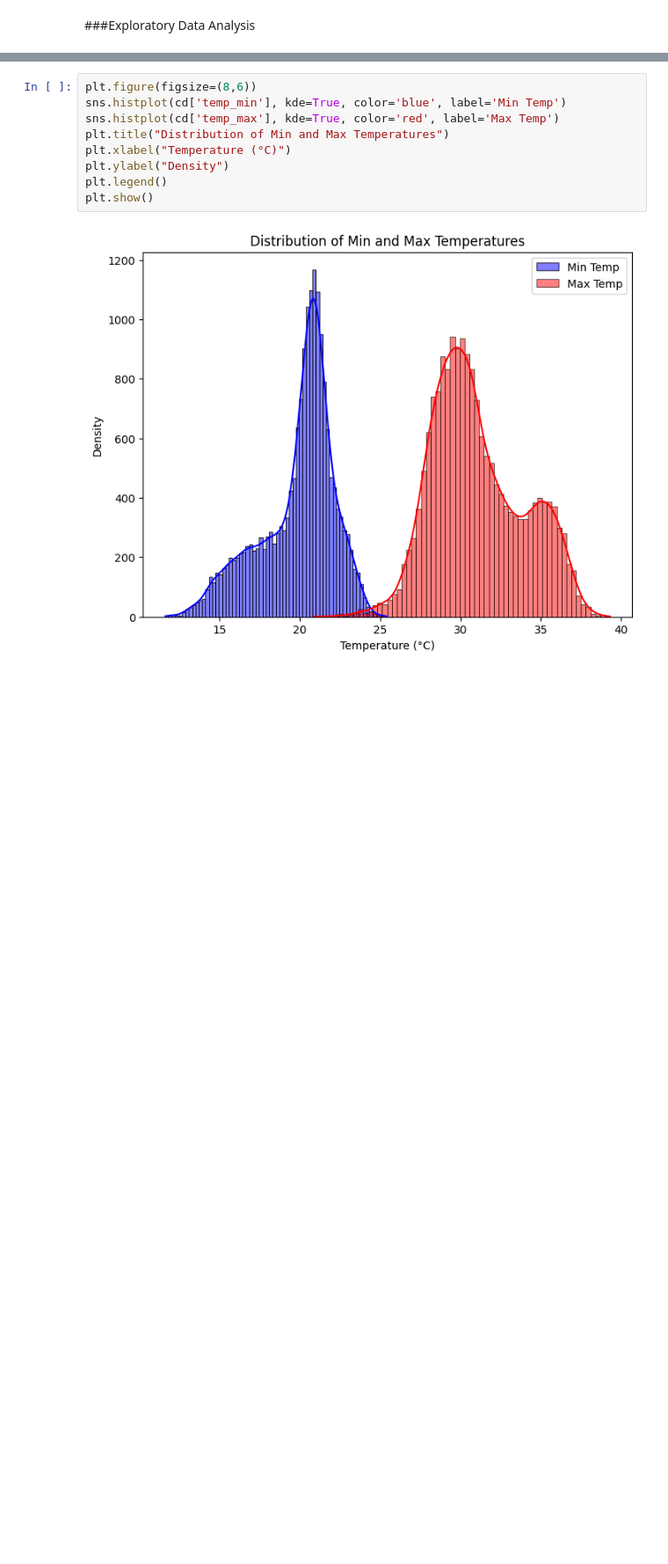
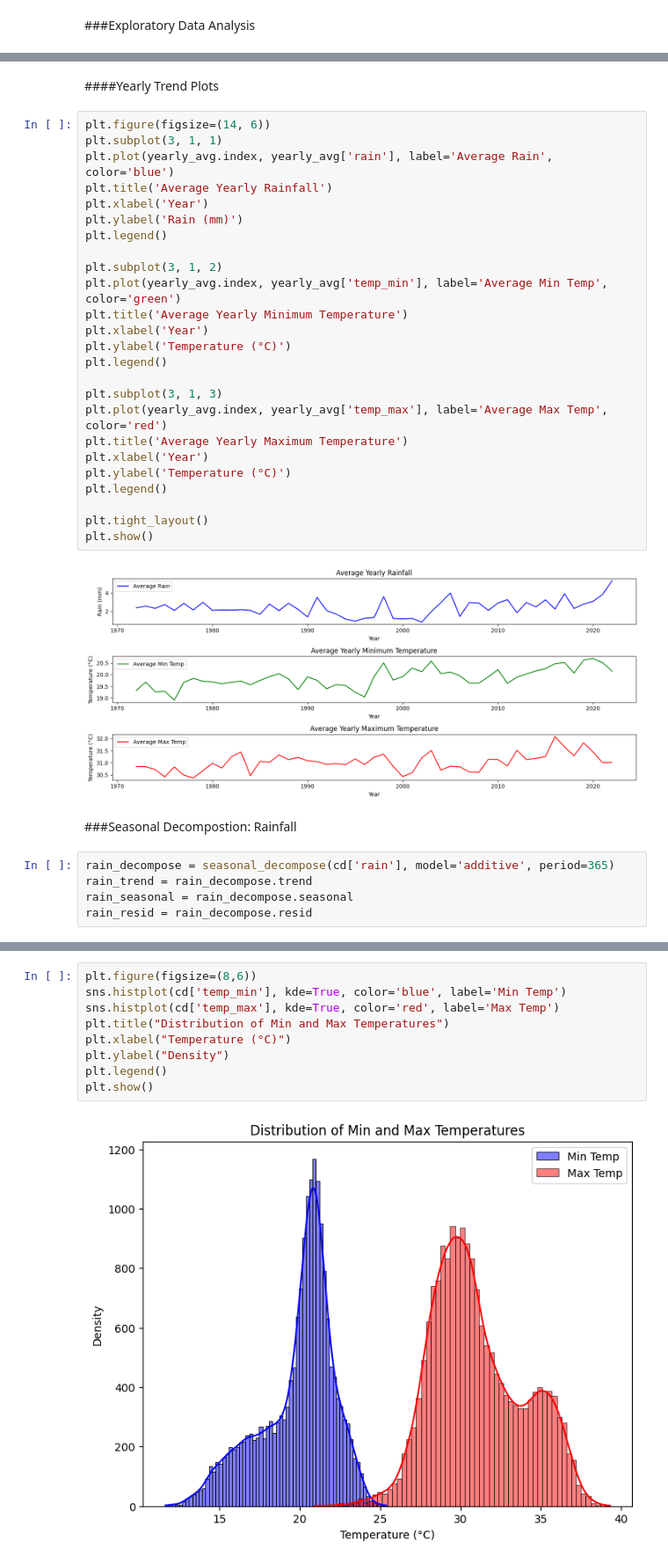
Before and after one commit to harishkodidela/Data-Science-Project, a Jupyter notebook: Precipitation_Pred.ipynb, the cells around one changed output, grey strips where cells are left out. Shown at 88% size. Drawn from its saved outputs; the diff is of its cells as text; blank space fills up the shorter version.

```diff
--- a/Precipitation_Pred.ipynb
+++ b/Precipitation_Pred.ipynb
@@ -59,0 +126,36 @@ cd.corr()
+# %% [markdown]
+####Yearly Trend Plots
+# %%
+plt.figure(figsize=(14, 6))
+plt.subplot(3, 1, 1)
+plt.plot(yearly_avg.index, yearly_avg['rain'], label='Average Rain', color='blue')
+plt.title('Average Yearly Rainfall')
+plt.xlabel('Year')
+plt.ylabel('Rain (mm)')
+plt.legend()
+
+plt.subplot(3, 1, 2)
+plt.plot(yearly_avg.index, yearly_avg['temp_min'], label='Average Min Temp', color='green')
+plt.title('Average Yearly Minimum Temperature')
+plt.xlabel('Year')
+plt.ylabel('Temperature (°C)')
+plt.legend()
+
+plt.subplot(3, 1, 3)
+plt.plot(yearly_avg.index, yearly_avg['temp_max'], label='Average Max Temp', color='red')
+plt.title('Average Yearly Maximum Temperature')
+plt.xlabel('Year')
+plt.ylabel('Temperature (°C)')
+plt.legend()
+
+plt.tight_layout()
+plt.show()
+# %% [output]
+[figure, added]
+# %% [markdown]
+###Seasonal Decompostion: Rainfall
+# %%
+rain_decompose = seasonal_decompose(cd['rain'], model='additive', period=365)
+rain_trend = rain_decompose.trend
+rain_seasonal = rain_decompose.seasonal
+rain_resid = rain_decompose.resid
```
Also changed, not shown: parts of 50 cells of this notebook.
